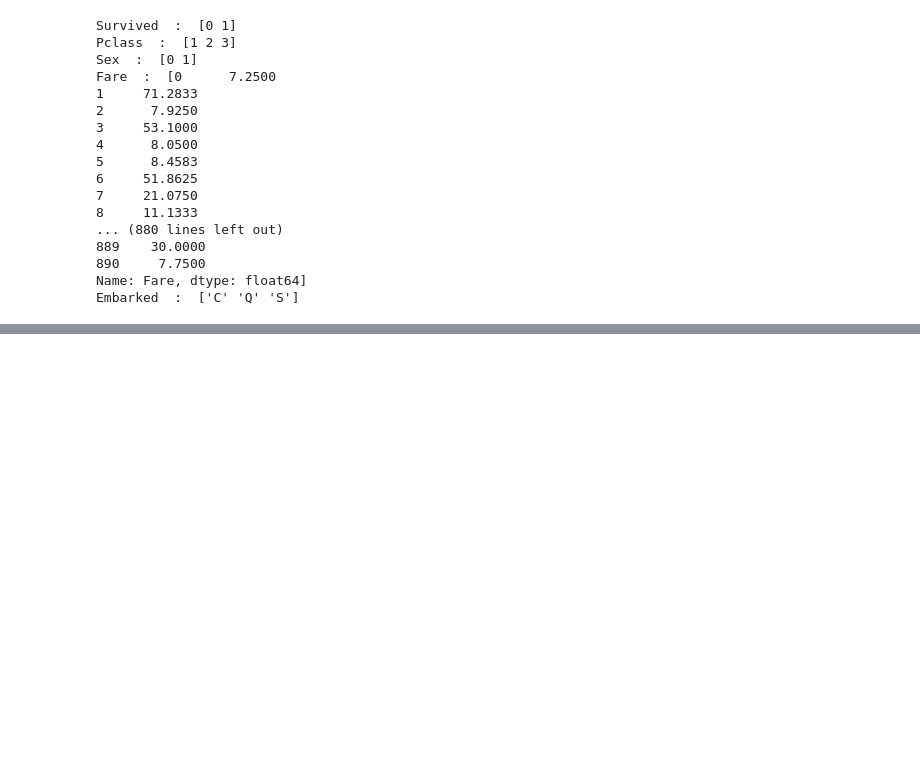
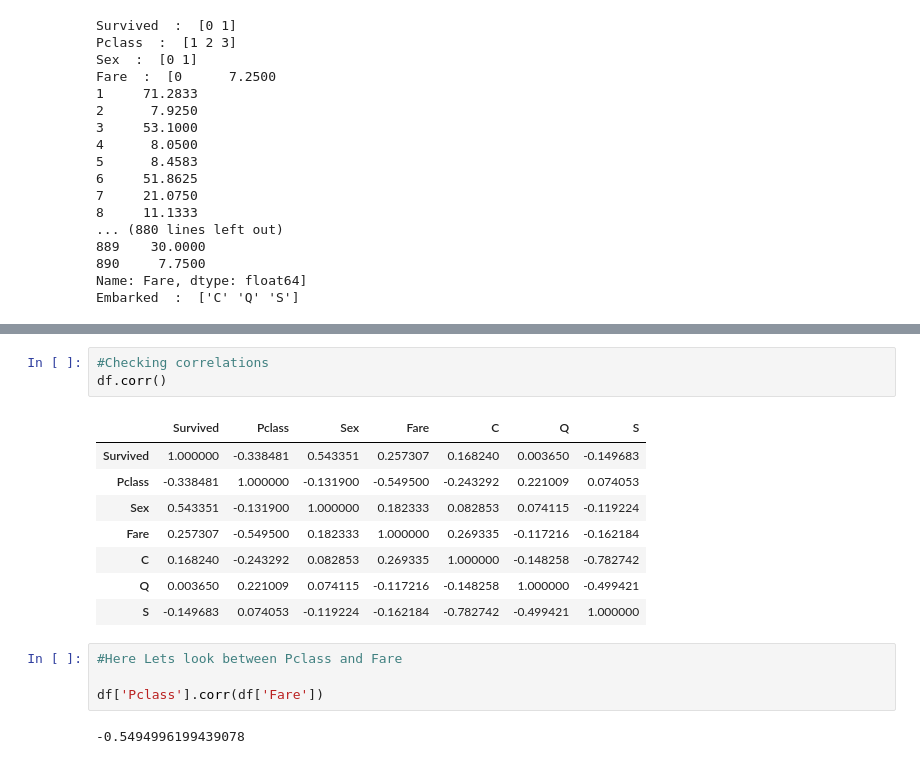
Before and after one commit to Jitukhamcha/C2C-ai, a Jupyter notebook: Assignment 4(Preprocessing,Feature Selection and Modeling)/Titanic_classContinued.ipynb, the cells around one changed output, grey strips where cells are left out. Saved outputs shown, nothing was run; the diff lists cells and outputs as text; blank space fills up the shorter version.

```diff
--- a/Assignment 4(Preprocessing,Feature Selection and Modeling)/Titanic.ipynb
+++ b/Assignment 4(Preprocessing,Feature Selection and Modeling)/Titanic_classContinued.ipynb
@@ -273,0 +272,18 @@ df.head()
+# %%
+#Checking correlations
+df.corr()
+# %% [output]
+|  | Survived | Pclass | Sex | Fare | C | Q | S |
+| Survived | 1.000000 | -0.338481 | 0.543351 | 0.257307 | 0.168240 | 0.003650 | -0.149683 |
+| Pclass | -0.338481 | 1.000000 | -0.131900 | -0.549500 | -0.243292 | 0.221009 | 0.074053 |
+| Sex | 0.543351 | -0.131900 | 1.000000 | 0.182333 | 0.082853 | 0.074115 | -0.119224 |
+| Fare | 0.257307 | -0.549500 | 0.182333 | 1.000000 | 0.269335 | -0.117216 | -0.162184 |
+| C | 0.168240 | -0.243292 | 0.082853 | 0.269335 | 1.000000 | -0.148258 | -0.782742 |
+| Q | 0.003650 | 0.221009 | 0.074115 | -0.117216 | -0.148258 | 1.000000 | -0.499421 |
+| S | -0.149683 | 0.074053 | -0.119224 | -0.162184 | -0.782742 | -0.499421 | 1.000000 |
+# %%
+#Here Lets look between Pclass and Fare
+
+df['Pclass'].corr(df['Fare'])
+# %% [output]
+-0.5494996199439078
```
Also changed, not shown: parts of 21 cells of this notebook, 1 other file.
